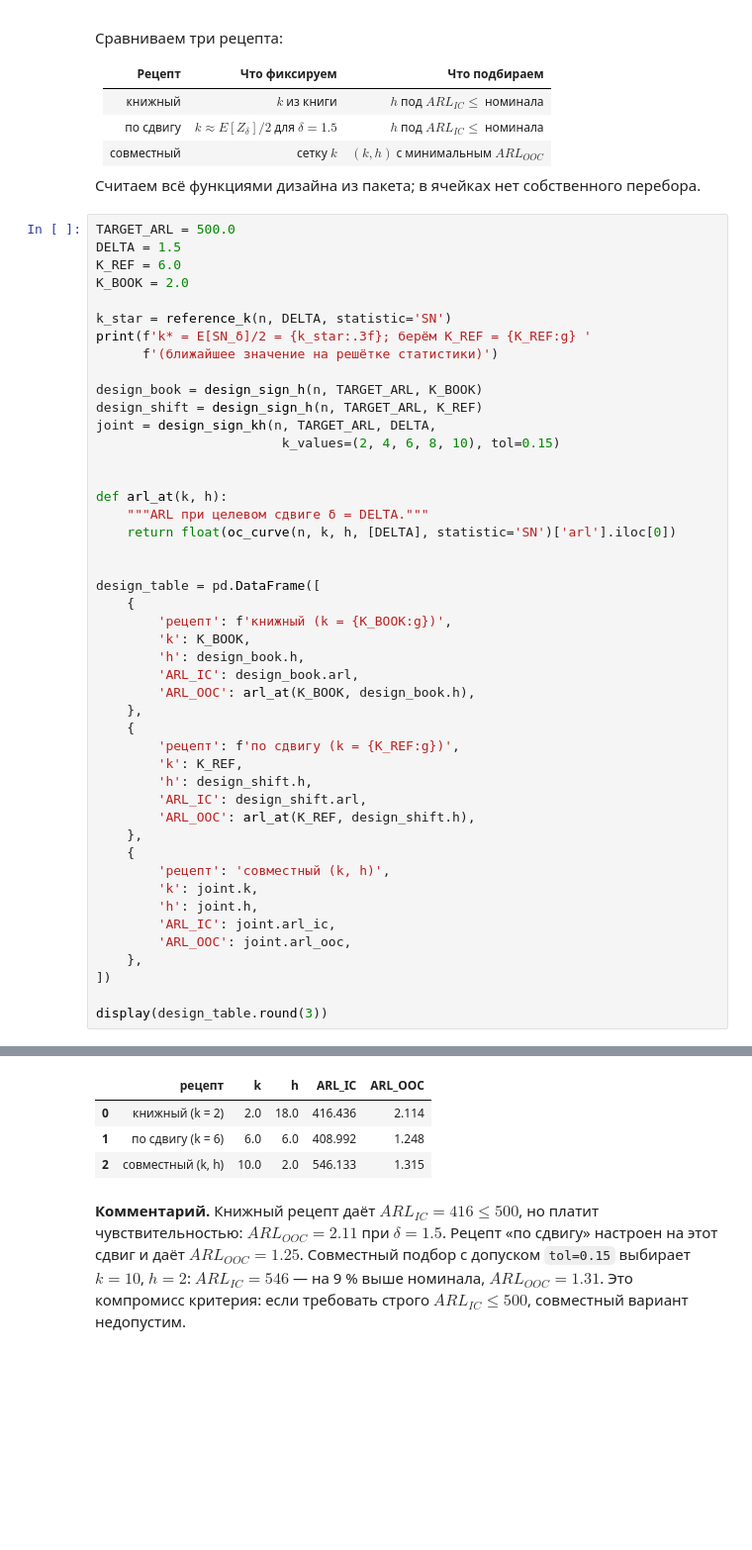
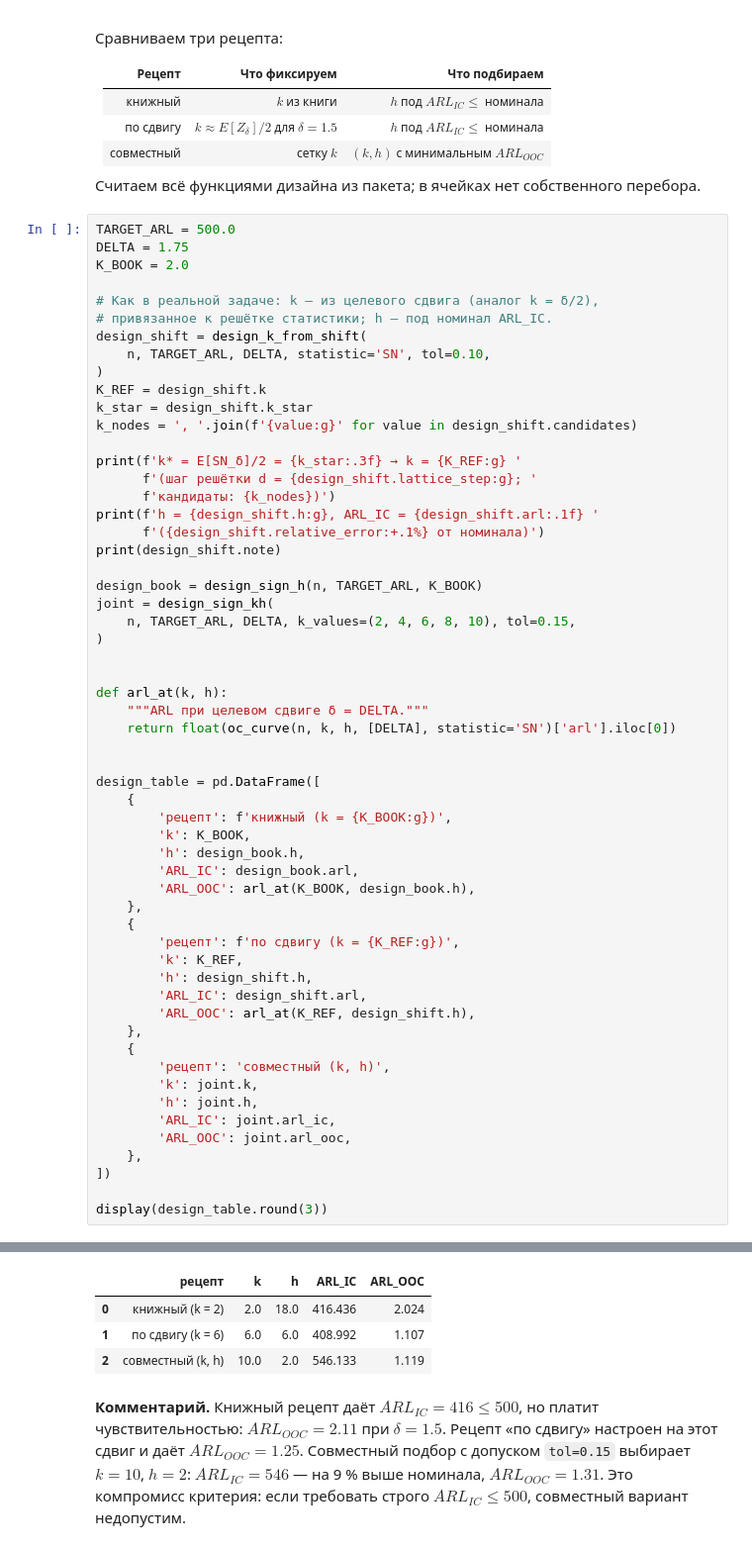
Before and after one commit to nebolsinvasili/nonparametric-charts, a Jupyter notebook: notebooks/cusum_sign_analysis.ipynb, the cells around one changed output, grey strips where cells are left out. Shown at 99% size. Cells and saved outputs as stored; diff of their text form; blank space fills up the shorter version.

```diff
--- a/notebooks/cusum_sign_analysis.ipynb
+++ b/notebooks/cusum_sign_analysis.ipynb
@@ -252,18 +252,29 @@ plt.show()
 перебора.
 # %%
 TARGET_ARL = 500.0
-DELTA = 1.5
-K_REF = 6.0
+DELTA = 1.75
 K_BOOK = 2.0
 
-k_star = reference_k(n, DELTA, statistic='SN')
-print(f'k* = E[SN_δ]/2 = {k_star:.3f}; берём K_REF = {K_REF:g} '
-      f'(ближайшее значение на решётке статистики)')
+# Как в реальной задаче: k — из целевого сдвига (аналог k = δ/2),
+# привязанное к решётке статистики; h — под номинал ARL_IC.
+design_shift = design_k_from_shift(
+    n, TARGET_ARL, DELTA, statistic='SN', tol=0.10,
+)
+K_REF = design_shift.k
+k_star = design_shift.k_star
+k_nodes = ', '.join(f'{value:g}' for value in design_shift.candidates)
+
+print(f'k* = E[SN_δ]/2 = {k_star:.3f} → k = {K_REF:g} '
+      f'(шаг решётки d = {design_shift.lattice_step:g}; '
+      f'кандидаты: {k_nodes})')
+print(f'h = {design_shift.h:g}, ARL_IC = {design_shift.arl:.1f} '
+      f'({design_shift.relative_error:+.1%} от номинала)')
+print(design_shift.note)
 
 design_book = design_sign_h(n, TARGET_ARL, K_BOOK)
-design_shift = design_sign_h(n, TARGET_ARL, K_REF)
-joint = design_sign_kh(n, TARGET_ARL, DELTA,
-                        k_values=(2, 4, 6, 8, 10), tol=0.15)
+joint = design_sign_kh(
+    n, TARGET_ARL, DELTA, k_values=(2, 4, 6, 8, 10), tol=0.15,
+)
 
 
 def arl_at(k, h):
@@ -301,7 +314,7 @@ k* = E[SN_δ]/2 = 6.065; берём K_REF = 6 (ближайшее значени
 |  | рецепт | k | h | ARL_IC | ARL_OOC |
-| 0 | книжный (k = 2) | 2.0 | 18.0 | 416.436 | 2.114 |
-| 1 | по сдвигу (k = 6) | 6.0 | 6.0 | 408.992 | 1.248 |
-| 2 | совместный (k, h) | 10.0 | 2.0 | 546.133 | 1.315 |
+| 0 | книжный (k = 2) | 2.0 | 18.0 | 416.436 | 2.024 |
+| 1 | по сдвигу (k = 6) | 6.0 | 6.0 | 408.992 | 1.107 |
+| 2 | совместный (k, h) | 10.0 | 2.0 | 546.133 | 1.119 |
 # %% [markdown]
 **Комментарий.** Книжный рецепт даёт $ARL_{IC}=416\le 500$, но платит
 чувствительностью: $ARL_{OOC}=2.11$ при $\delta=1.5$. Рецепт «по сдвигу»
```
Also changed, not shown: parts of 5 cells of this notebook, 8 other files.
